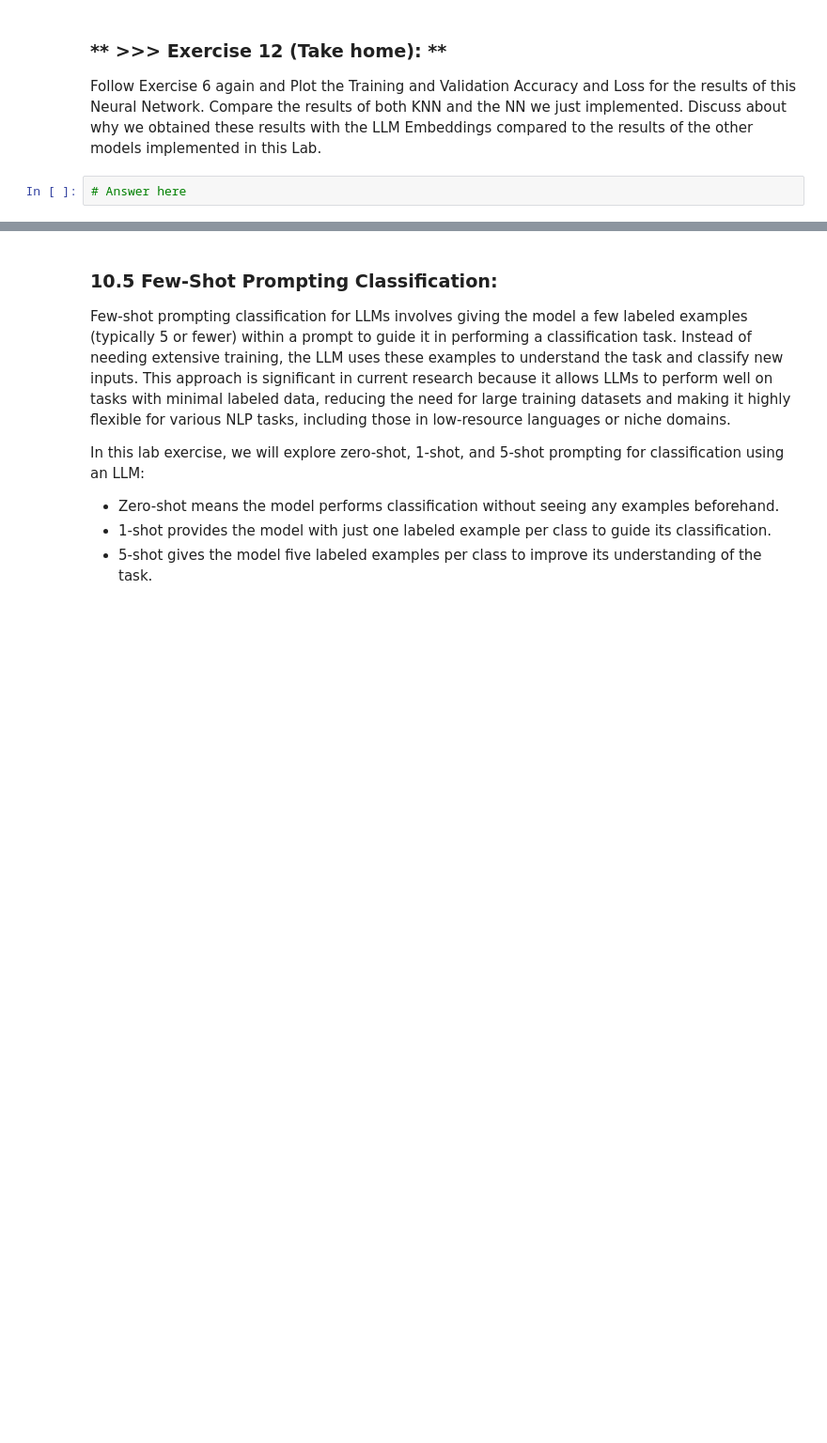
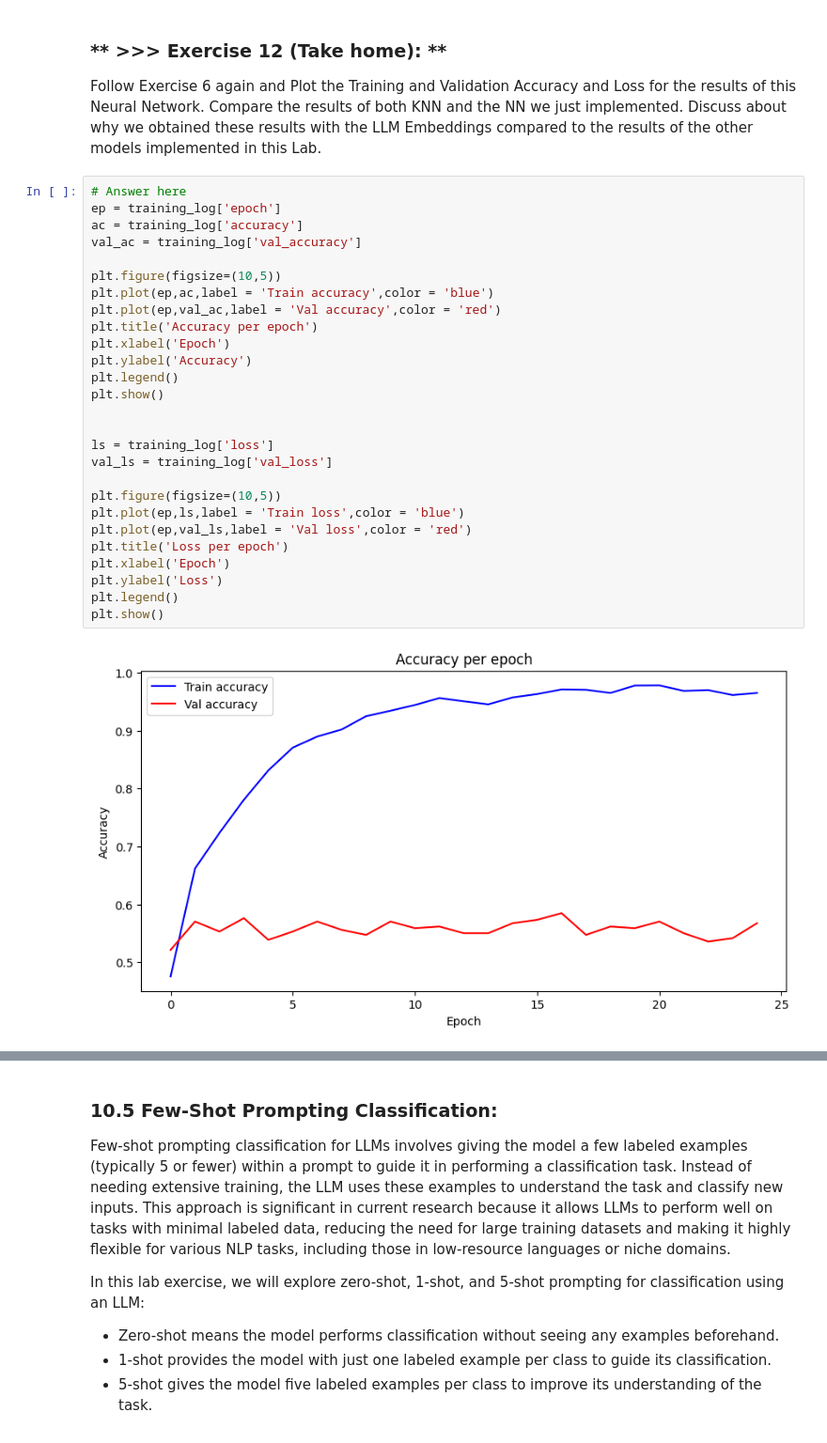
Before and after one commit to ark610475/DM2024-Lab2-Master, a Jupyter notebook: DM2024-Lab2-Master.ipynb, the cells around one changed output, grey strips where cells are left out. Shown at 94% size. Drawn from its saved outputs; the diff is of its cells as text; blank space fills up the shorter version.

```diff
--- a/DM2024-Lab2-Master.ipynb
+++ b/DM2024-Lab2-Master.ipynb
@@ -2099,5 +2116,32 @@ plot_confusion_matrix(cm3, classes=my_tags, title='Confusion matrix for classifi
 ### ** >>> Exercise 12 (Take home): **
 
 Follow Exercise 6 again and Plot the Training and Validation Accuracy and Loss for the results of this Neural Network. Compare the results of both KNN and the NN we just implemented. Discuss about why we obtained these results with the LLM Embeddings compared to the results of the other models implemented in this Lab.
-# %%
-# Answer here
+# %%
+# Answer here
+ep = training_log['epoch']
+ac = training_log['accuracy']
+val_ac = training_log['val_accuracy']
+
+plt.figure(figsize=(10,5))
+plt.plot(ep,ac,label = 'Train accuracy',color = 'blue')
+plt.plot(ep,val_ac,label = 'Val accuracy',color = 'red')
+plt.title('Accuracy per epoch')
+plt.xlabel('Epoch')
+plt.ylabel('Accuracy')
+plt.legend()
+plt.show()
+
+
+ls = training_log['loss']
+val_ls = training_log['val_loss']
+
+plt.figure(figsize=(10,5))
+plt.plot(ep,ls,label = 'Train loss',color = 'blue')
+plt.plot(ep,val_ls,label = 'Val loss',color = 'red')
+plt.title('Loss per epoch')
+plt.xlabel('Epoch')
+plt.ylabel('Loss')
+plt.legend()
+plt.show()
+# %% [output]
+[figure, added]
```
Also changed, not shown: parts of 29 cells of this notebook.
